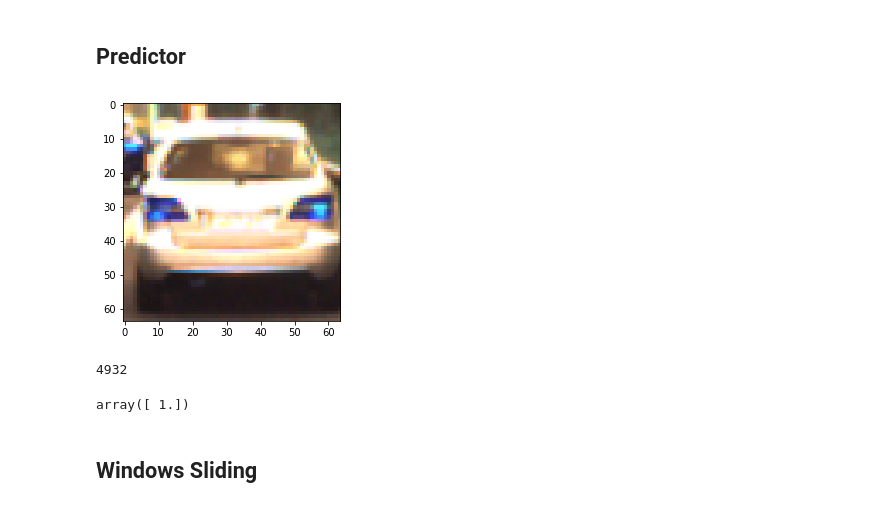
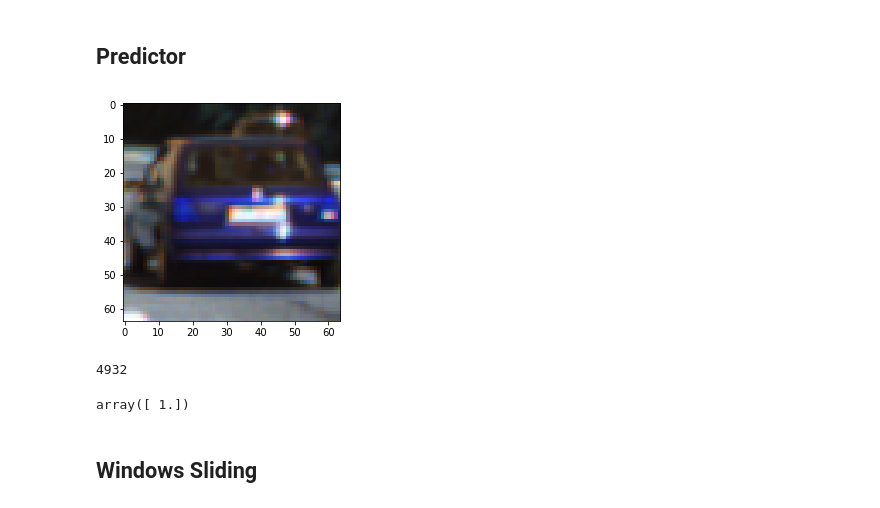
Before and after one commit to rbtluisenriquerbt/vehicletrackndetection, a Jupyter notebook: Manual Vehicle Tracking Detection.ipynb, the cells around one changed output. Drawn from its saved outputs; the diff is of its cells as text; code cells hidden in the pictures.

```diff
--- a/Manual Vehicle Tracking Detection.ipynb
+++ b/Manual Vehicle Tracking Detection.ipynb
@@ -501,23 +502,23 @@ For these 10 labels:  [ 1.  1.  0.  1.  0.  1.  1.  0.  1.  1.]
 # %%
 colorspace = 'RGB' # Can be RGB, HSV, LUV, HLS, YUV, YCrCb
 orient = 9
 pix_per_cell = 8
 cell_per_block = 2
 hog_channel = 0 # Can be 0, 1, 2, or "ALL"
 spatial_size = (32, 32)
 hist_bins=32
 hist_range=(0, 256)
 
-imagen_name = './img/31.png'
+imagen_name = './img/53.png'
 imagen_trial = cv2.imread(imagen_name)
 plt.imshow(imagen_trial)
 plt.show()
 
 feature = Bin_Hist_HOG([imagen_trial], cspace=colorspace, orient=orient, pix_per_cell=pix_per_cell, cell_per_block=cell_per_block, hog_channel=hog_channel, spatial_size=spatial_size, hist_bins=hist_bins, hist_range=hist_range)
 print (len(feature[0]))
 svc.predict(feature)
 # %% [output]
-[figure, old version]
+[figure, new version]
 4932
 array([ 1.])
 # %% [markdown]
```
Also changed, not shown: parts of 21 cells of this notebook.
